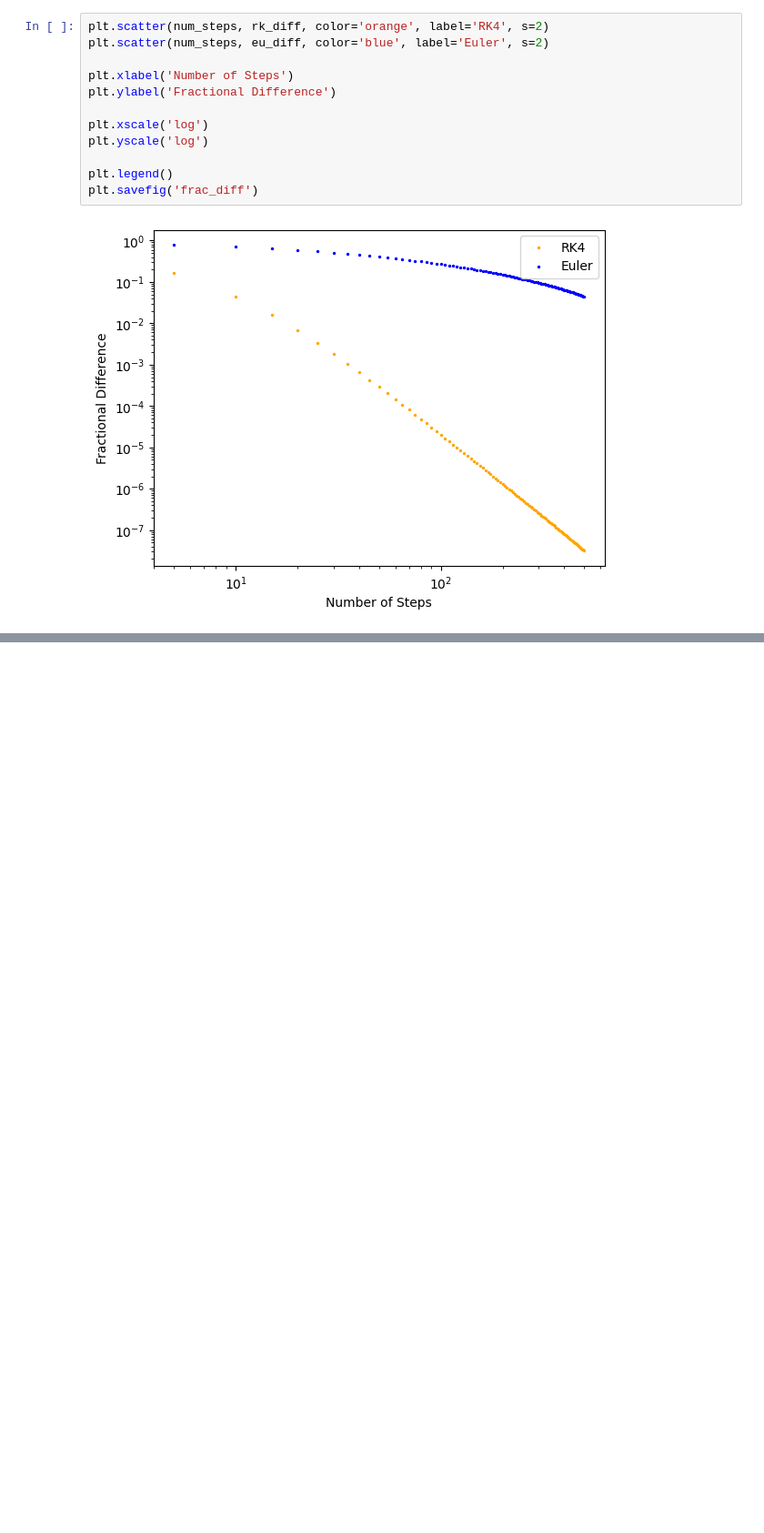
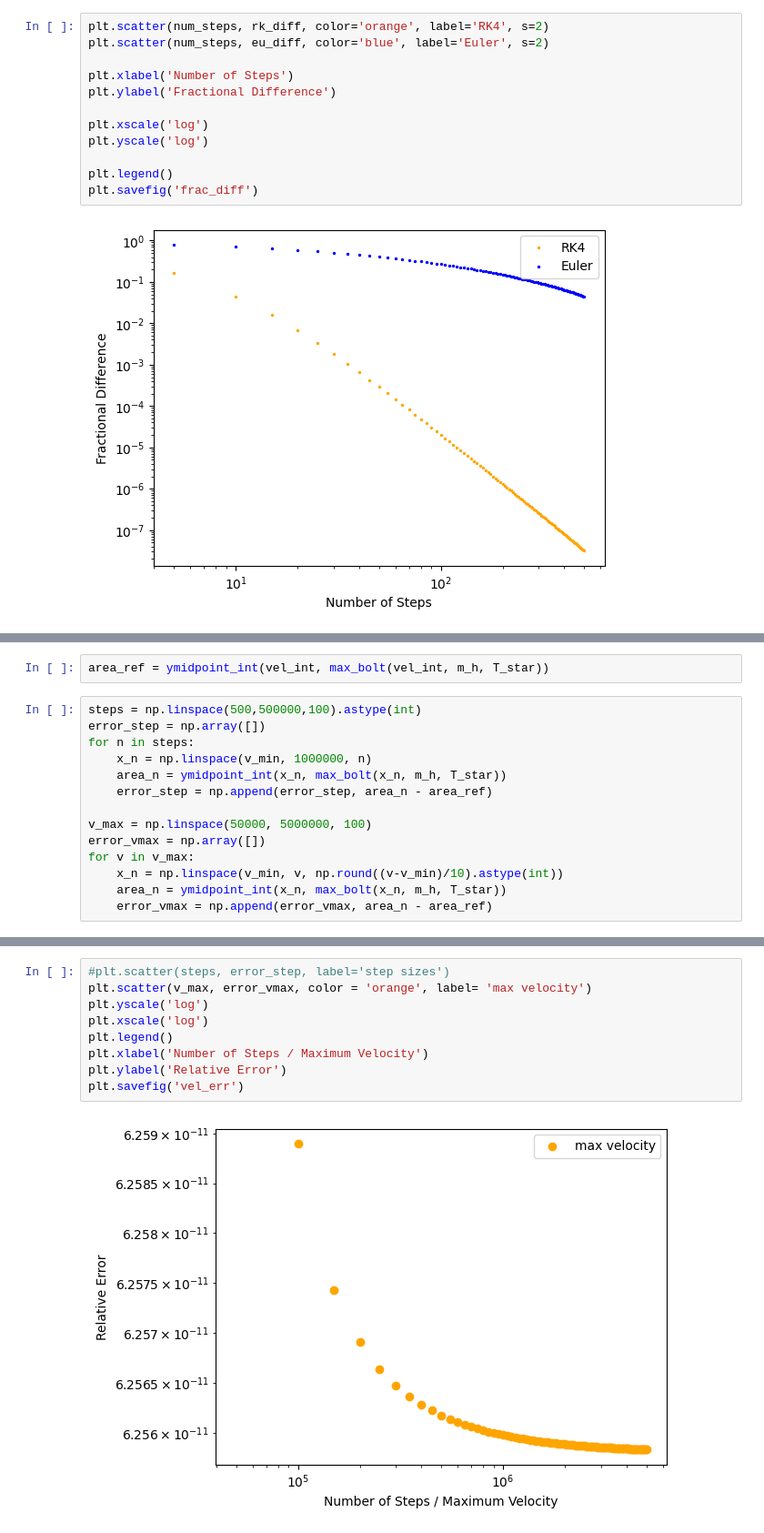
Before and after one commit to Clambert-OU/astr5900, a Jupyter notebook: hw3/hw3.ipynb, the cells around one changed output, grey strips where cells are left out. Shown at 91% size. Saved outputs shown, nothing was run; the diff lists cells and outputs as text; blank space fills up the shorter version.

Commit message:
Added numerical integration, relative precision

```diff
--- a/hw3/hw3.ipynb
+++ b/hw3/hw3.ipynb
@@ -144,0 +185,16 @@ plt.savefig('frac_diff')
+# %%
+area_ref = ymidpoint_int(vel_int, max_bolt(vel_int, m_h, T_star))
+# %%
+steps = np.linspace(500,500000,100).astype(int)
+error_step = np.array([])
+for n in steps:
+    x_n = np.linspace(v_min, 1000000, n)
+    area_n = ymidpoint_int(x_n, max_bolt(x_n, m_h, T_star))
+    error_step = np.append(error_step, area_n - area_ref)
+
+v_max = np.linspace(50000, 5000000, 100)
+error_vmax = np.array([])
+for v in v_max:
+    x_n = np.linspace(v_min, v, np.round((v-v_min)/10).astype(int))
+    area_n = ymidpoint_int(x_n, max_bolt(x_n, m_h, T_star))
+    error_vmax = np.append(error_vmax, area_n - area_ref)
@@ -144,0 +241,11 @@ plt.savefig('frac_diff')
+# %%
+#plt.scatter(steps, error_step, label='step sizes')
+plt.scatter(v_max, error_vmax, color = 'orange', label= 'max velocity')
+plt.yscale('log')
+plt.xscale('log')
+plt.legend()
+plt.xlabel('Number of Steps / Maximum Velocity')
+plt.ylabel('Relative Error')
+plt.savefig('vel_err')
+# %% [output]
+[figure, added]
```
Also changed, not shown: parts of 5 cells of this notebook, 3 other files.
